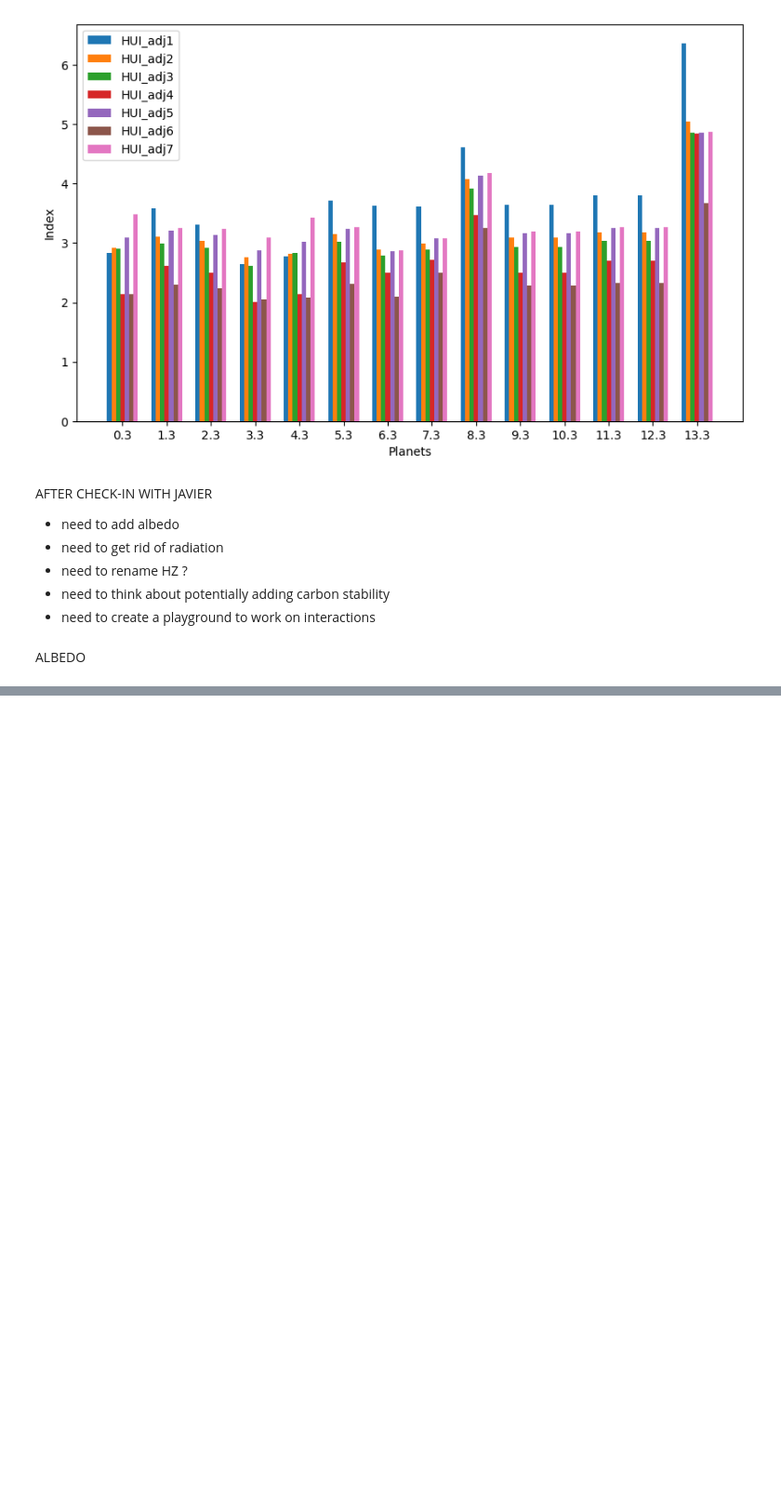
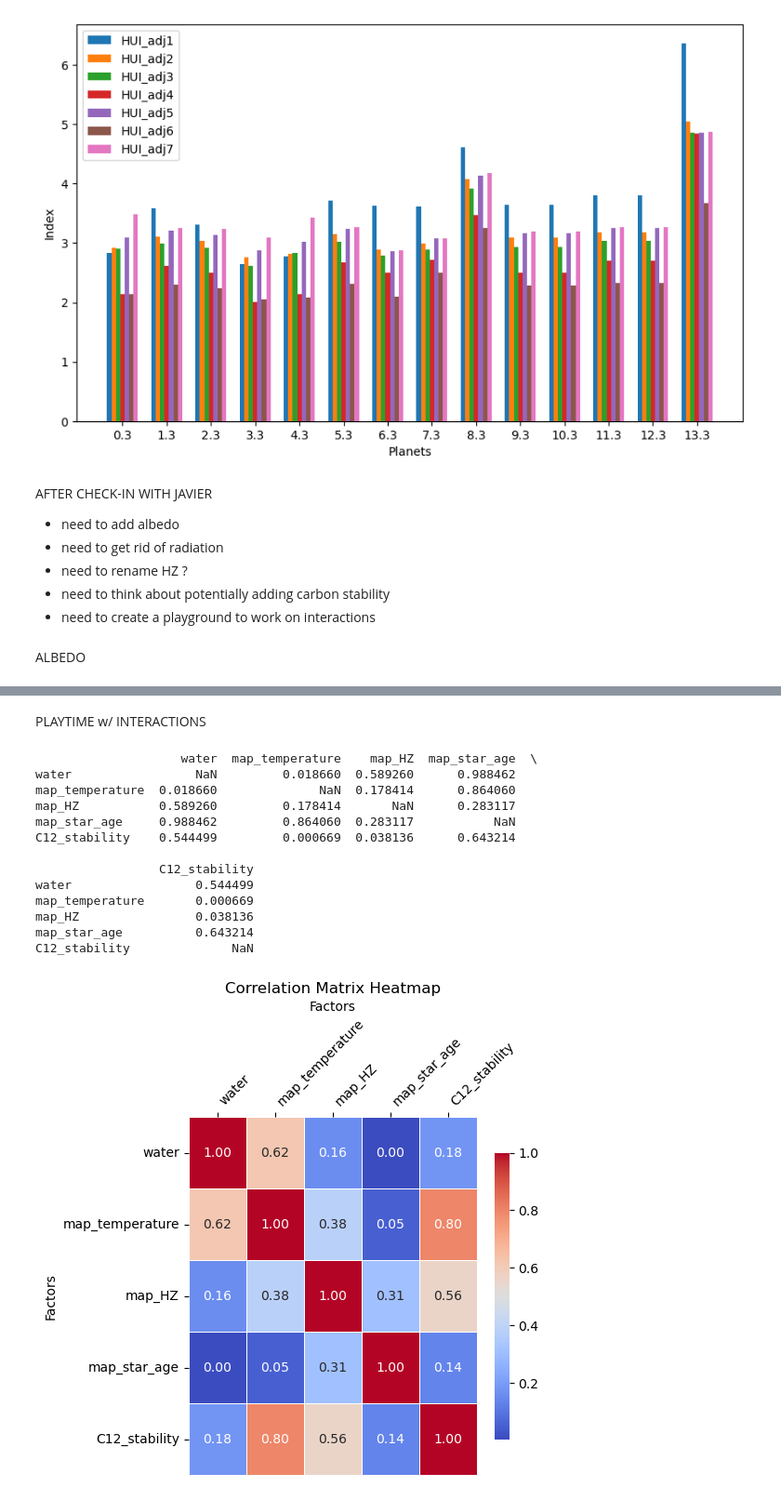
Before and after one commit to Sasha-Kondakova/Habitability-Index, a Jupyter notebook: habitability_cleanbook.ipynb, the cells around one changed output, grey strips where cells are left out. Shown: that part at 93% size. Cells and saved outputs as stored; diff of their text form; code cells hidden in the pictures; blank space fills up the shorter version.

```diff
--- a/habitability_cleanbook.ipynb
+++ b/habitability_cleanbook.ipynb
@@ -1058,0 +1427,2 @@ print(data)
+# %%
+data = pd.read_csv('Data/data_albedo.csv')
@@ -1058,0 +1501,3 @@ print(data)
+# %%
+data['relative_r'] = data['radiation_I'] / 3.552342e-24
+print(data['relative_r'])
@@ -1058,0 +1581,75 @@ print(data)
+# %%
+def C12_stability(temp, radiation):
+    stability = temp + radiation
+    return stability
+
+data['C12_stability'] = data.apply(lambda row: C12_stability(row['C_stability_temp'], row['C_stability_radiation']), axis = 1)
+print(data)
+# %% [markdown]
+PLAYTIME w/ INTERACTIONS
+# %%
+import numpy as np
+import scipy.stats as stats
+from scipy.special import betainc
+import matplotlib.pyplot as plt
+import seaborn as sns
+
+selected_columns = ['water', 'map_temperature', 'map_HZ', 'map_star_age', 'C12_stability']
+data_cor = data[selected_columns]
+
+numeric_data_cor = data_cor.select_dtypes(include=[np.number])
+
+correlation_matrix = numeric_data_cor.corr()
+
+def calculate_p_value(r,n):
+    df = n - 2
+    t_squared = r**2 * (df/(1-r**2))
+    p_value = betainc(0.5 * df, 0.5, df/(df + t_squared))
+    return p_value
+
+
+p_values = pd.DataFrame(np.zeros((numeric_data_cor.shape[1], numeric_data_cor.shape[1])), columns=numeric_data_cor.columns, index=numeric_data_cor.columns)
+
+for col1 in numeric_data_cor.columns:
+    for col2 in numeric_data_cor.columns:
+        if col1 != col2:
+            # Calculate Pearson correlation
+            r = correlation_matrix.loc[col1, col2]
+            # Number of observations
+            n = numeric_data_cor.shape[0]
+            # Calculate p-value
+            p_val = calculate_p_value(r, n)
+            p_values.loc[col1, col2] = p_val
+        else:
+            p_values.loc[col1, col2] = np.nan  # or 1, since a variable is perfectly correlated with itself
+
+
+print(p_values)
+plt.figure(figsize=(5, 5))  # Set the size of the plot
+heatmap = sns.heatmap(correlation_matrix, annot=True, cmap='coolwarm', fmt='.2f', linewidths=0.5, cbar_kws={"shrink": .8})
+heatmap.xaxis.set_ticks_position('top')
+heatmap.xaxis.set_label_position('top')  # Move the x-axis label to the top
+plt.xticks(rotation=45, ha='left')
+
+# Add title and labels
+plt.title('Correlation Matrix Heatmap')
+plt.xlabel('Factors')
+plt.ylabel('Factors')
+
+# Display the plot
+plt.show()
+# %% [output]
+                    water  map_temperature    map_HZ  map_star_age  \
+water                 NaN         0.018660  0.589260      0.988462
+map_temperature  0.018660              NaN  0.178414      0.864060
+map_HZ           0.589260         0.178414       NaN      0.283117
+map_star_age     0.988462         0.864060  0.283117           NaN
+C12_stability    0.544499         0.000669  0.038136      0.643214
+
+                 C12_stability
+water                 0.544499
+map_temperature       0.000669
+map_HZ                0.038136
+map_star_age          0.643214
+C12_stability              NaN
+[figure, added]
```
Also changed, not shown: parts of 44 cells of this notebook, 1 other file.
